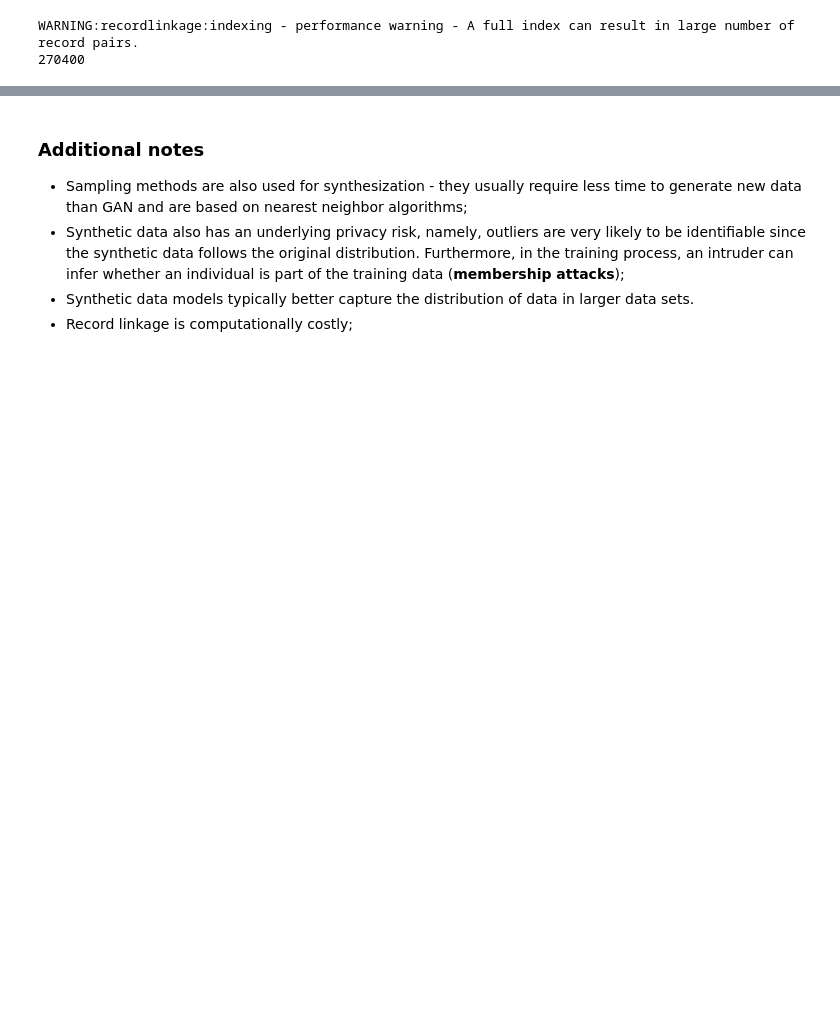
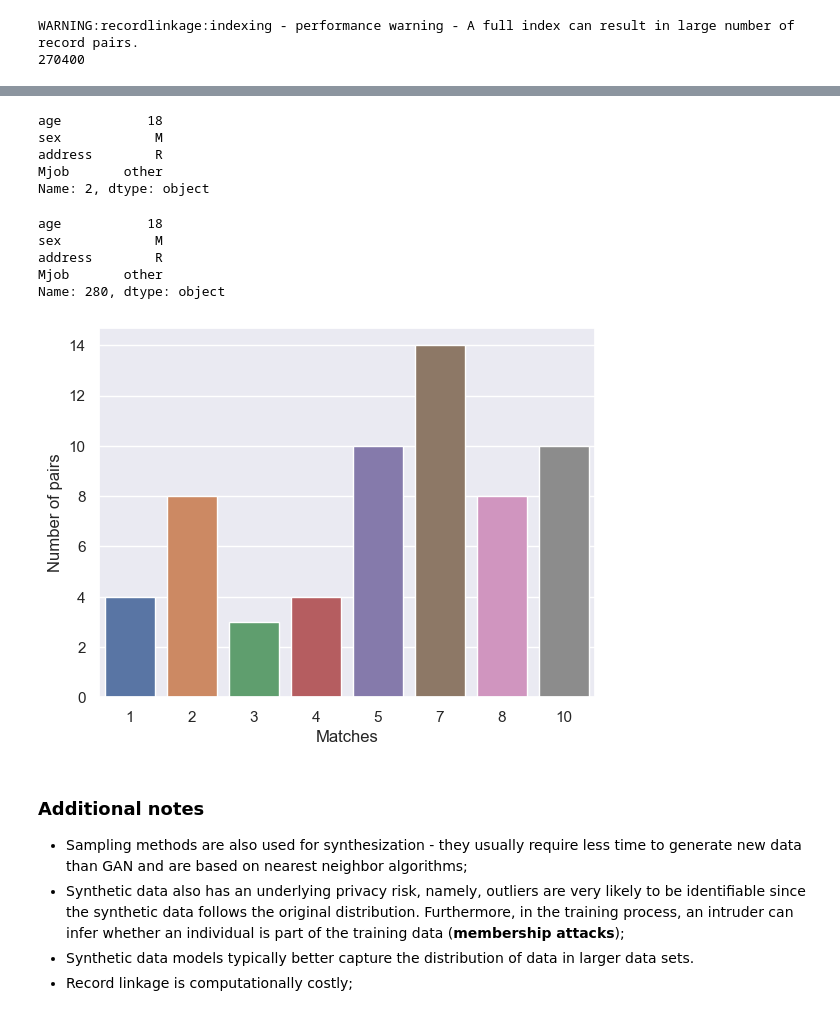
Before and after one commit to tmcarvalho/hands-on-data-deidentification, a Jupyter notebook: S6-Current directions.ipynb, the cells around one changed output, grey strips where cells are left out. Drawn from its saved outputs; the diff is of its cells as text; code cells hidden in the pictures; blank space fills up the shorter version.

```diff
--- a/S6-Current directions.ipynb
+++ b/S6-Current directions.ipynb
@@ -314,0 +257,4 @@ acceptable_score.loc[(acceptable_score.groupby(['level_0', 'level_1']).transform
+# %%
+# Find the individuals from the original data that appears only once
+acceptable_score['size'] = acceptable_score.groupby(['level_1']).transform('size')
+acceptable_score = acceptable_score.loc[acceptable_score['size'] == 1]
@@ -314,0 +277,19 @@ acceptable_score.loc[(acceptable_score.groupby(['level_0', 'level_1']).transform
+# %%
+synthetic_data.loc[2,['age', 'sex', 'address', 'Mjob']]
+# %% [output]
+age           18
+sex            M
+address        R
+Mjob       other
+Name: 2, dtype: object
+# %%
+train_data.loc[280,['age', 'sex', 'address', 'Mjob']]
+# %% [output]
+age           18
+sex            M
+address        R
+Mjob       other
+Name: 280, dtype: object
+# %%
+# Find how many matches an individual from synthetic data may have
+acceptable_score['size'] = acceptable_score.groupby(['level_0']).transform('size')
@@ -315 +298,9 @@ acceptable_score.loc[(acceptable_score.groupby(['level_0', 'level_1']).transform
+# %%
+sns.set_theme(style="darkgrid")
+ax = sns.countplot(x=acceptable_score["size"])
+ax.set_xlabel('Matches')
+ax.set_ylabel('Number of pairs')
+plt.show()
+# %% [output]
+[figure, added]
 # %%
```
Also changed, not shown: parts of 21 cells of this notebook, 1 other file.
